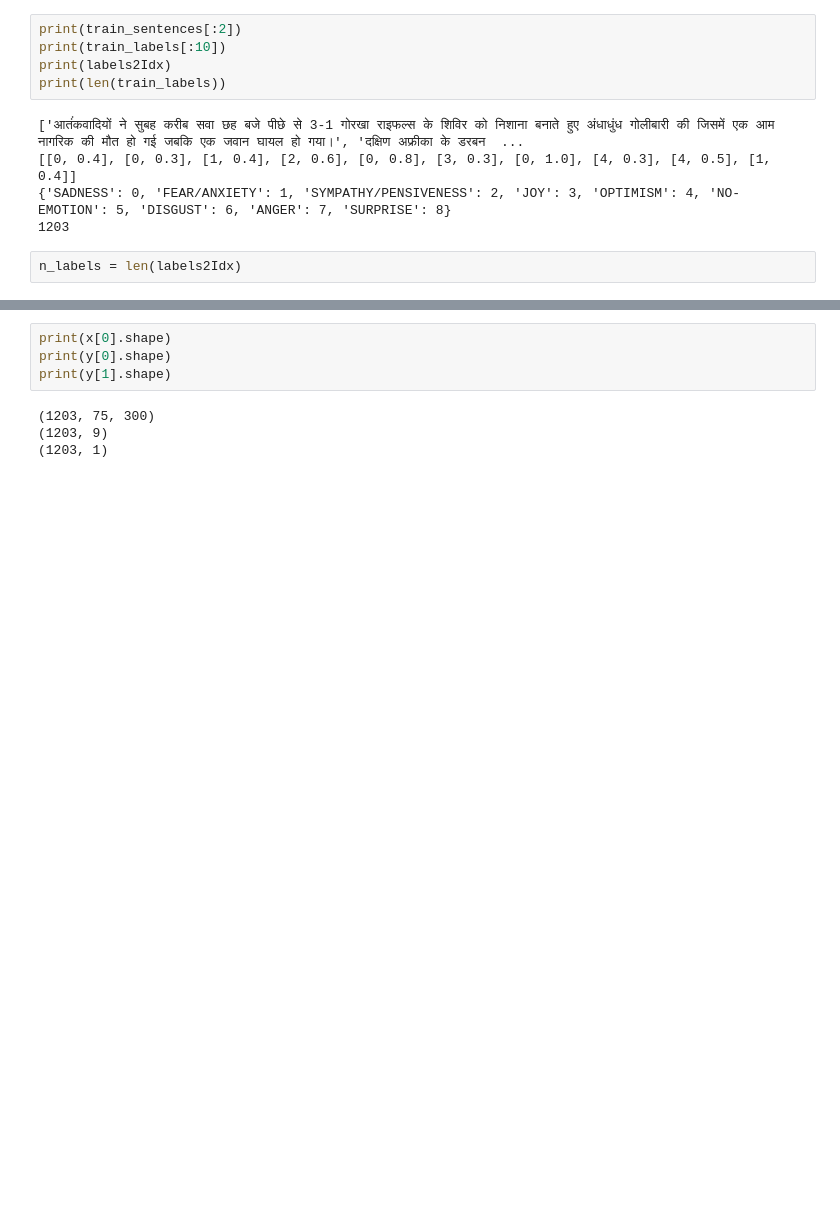
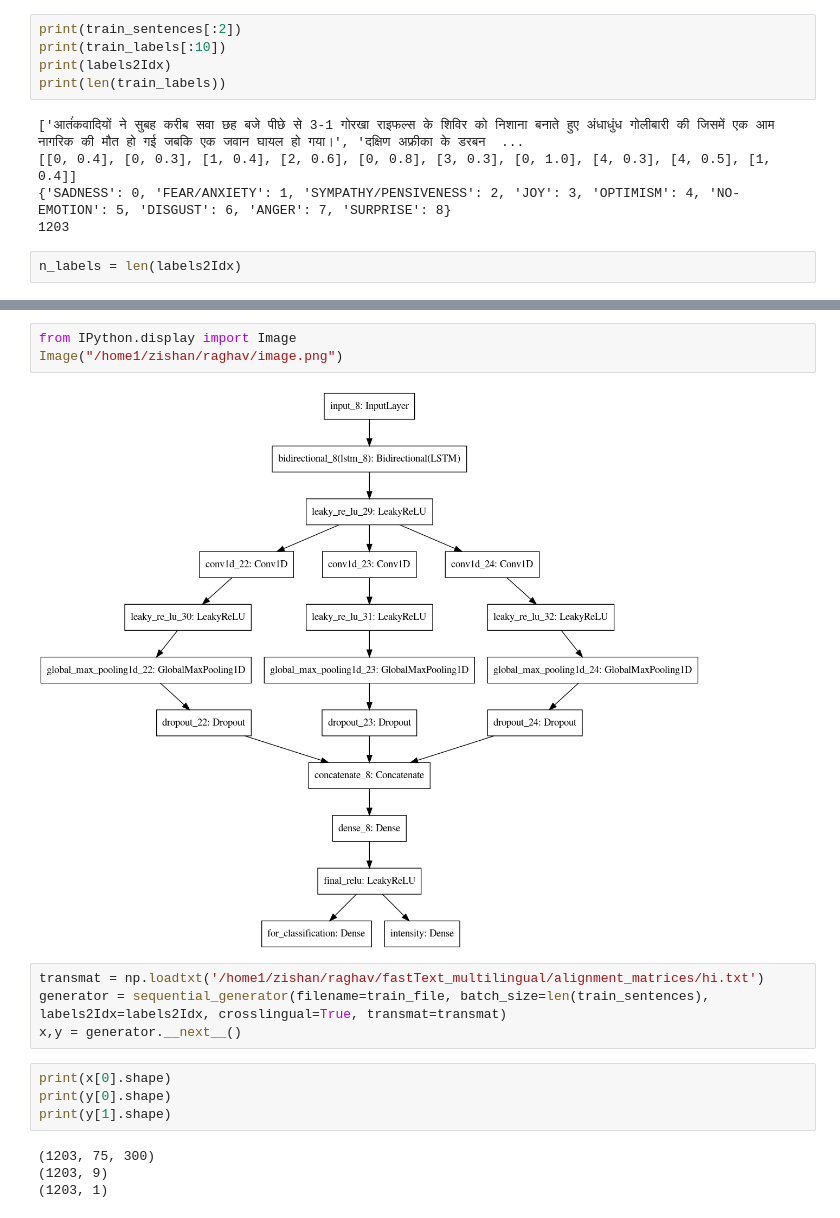
Before and after one commit to ragvri/BTP-emotion_classification, a Jupyter notebook: notebooks/building_model_with_intensity.ipynb, the cells around one changed output, grey strips where cells are left out. Cells and saved outputs as stored; diff of their text form; blank space fills up the shorter version.

```diff
--- a/notebooks/building_model_with_intensity.ipynb
+++ b/notebooks/building_model_with_intensity.ipynb
@@ -222,3 +247,12 @@ x,y = generator.__next__()
+# %%
+from IPython.display import Image
+Image("/home1/zishan/raghav/image.png")
+# %% [output]
+[figure, added]
+# %%
+transmat = np.loadtxt('/home1/zishan/raghav/fastText_multilingual/alignment_matrices/hi.txt')
+generator = sequential_generator(filename=train_file, batch_size=len(train_sentences), labels2Idx=labels2Idx, crosslingual=True, transmat=transmat)
+x,y = generator.__next__()
 # %%
 print(x[0].shape)
 print(y[0].shape)
```
Also changed, not shown: parts of 38 cells of this notebook, 25 other files.
